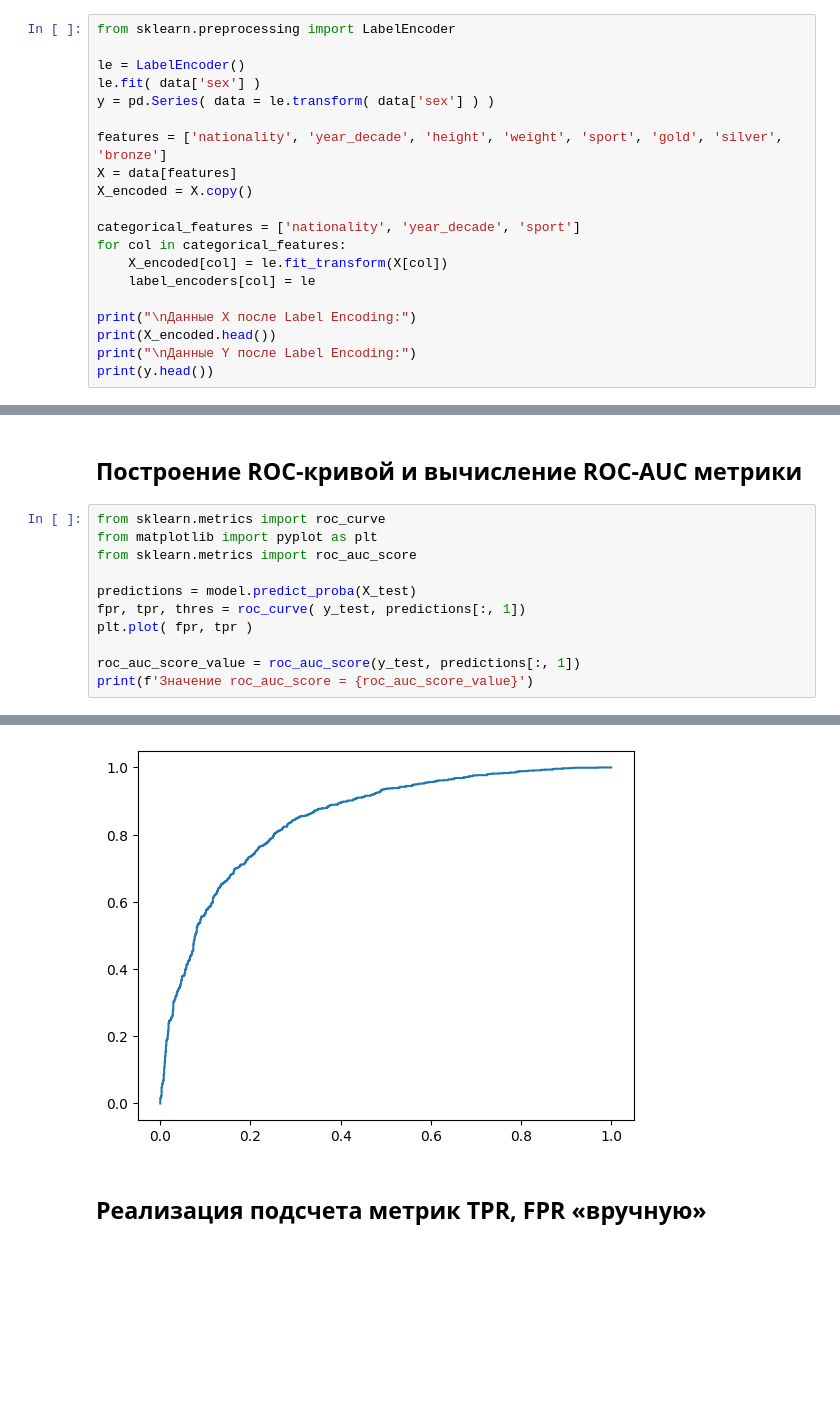
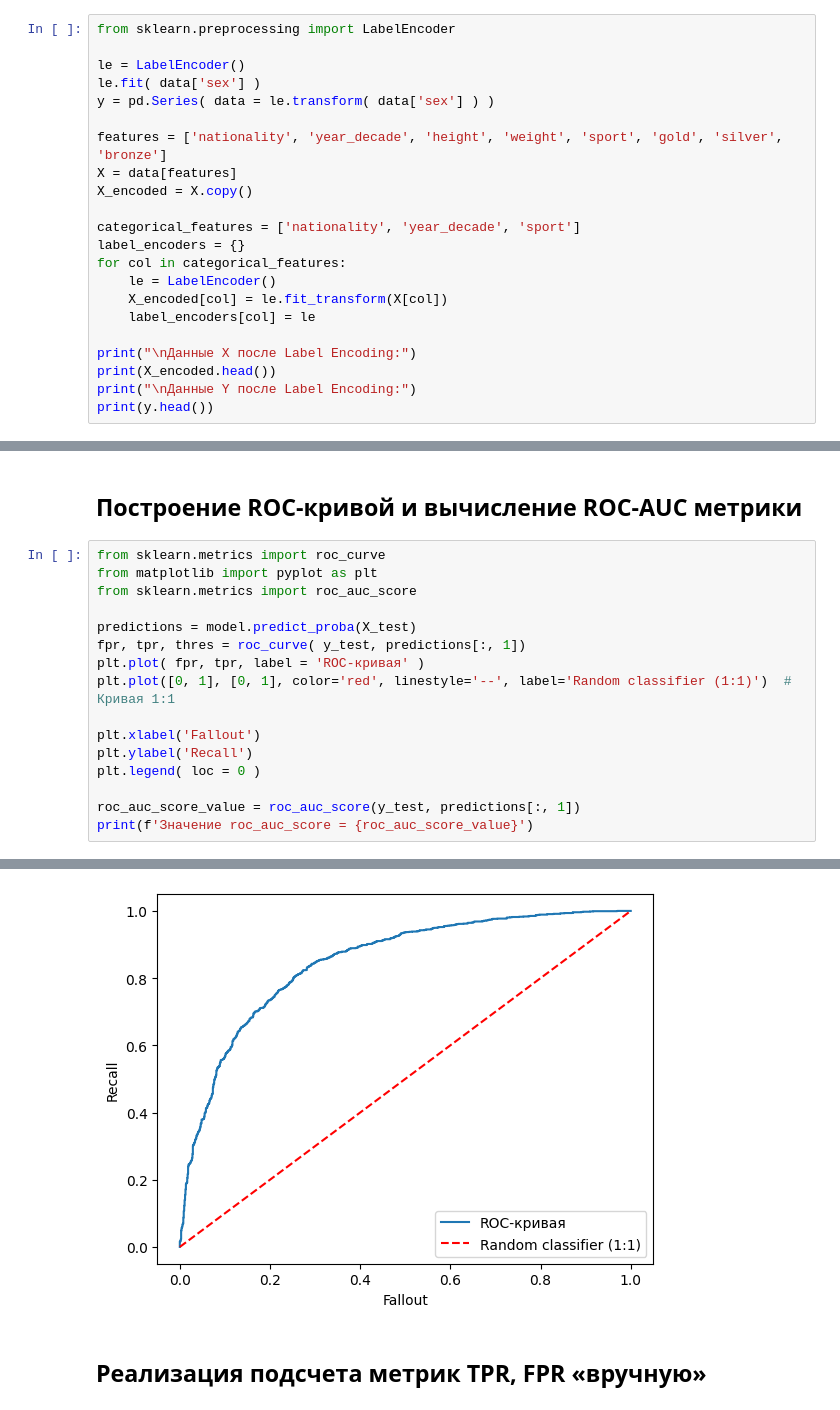
Before and after one commit to EfanRu/Netology_ML_4, a Jupyter notebook: Netology_ML5.ipynb, the cells around one changed output, grey strips where cells are left out. Drawn from its saved outputs; the diff is of its cells as text; blank space fills up the shorter version.

```diff
--- a/Netology_ML5.ipynb
+++ b/Netology_ML5.ipynb
@@ -105,7 +105,9 @@ X = data[features]
 X_encoded = X.copy()
 
 categorical_features = ['nationality', 'year_decade', 'sport']
+label_encoders = {}
 for col in categorical_features:
+    le = LabelEncoder()
     X_encoded[col] = le.fit_transform(X[col])
     label_encoders[col] = le
 
@@ -152,17 +154,22 @@ model.score(X_test, y_test)
 # %%
 from sklearn.metrics import roc_curve
 from matplotlib import pyplot as plt
 from sklearn.metrics import roc_auc_score
 
 predictions = model.predict_proba(X_test)
 fpr, tpr, thres = roc_curve( y_test, predictions[:, 1])
-plt.plot( fpr, tpr )
+plt.plot( fpr, tpr, label = 'ROC-кривая' )
+plt.plot([0, 1], [0, 1], color='red', linestyle='--', label='Random classifier (1:1)')  # Кривая 1:1
+
+plt.xlabel('Fallout')
+plt.ylabel('Recall')
+plt.legend( loc = 0 )
 
 roc_auc_score_value = roc_auc_score(y_test, predictions[:, 1])
 print(f'Значение roc_auc_score = {roc_auc_score_value}')
 # %% [output]
 Значение roc_auc_score = 0.8486502932034017
-[figure, old version]
+[figure, new version]
 # %% [markdown]
 ## Реализация подсчета метрик TPR, FPR «вручную»
 # %%
```
Also changed, not shown: parts of 3 cells of this notebook.
